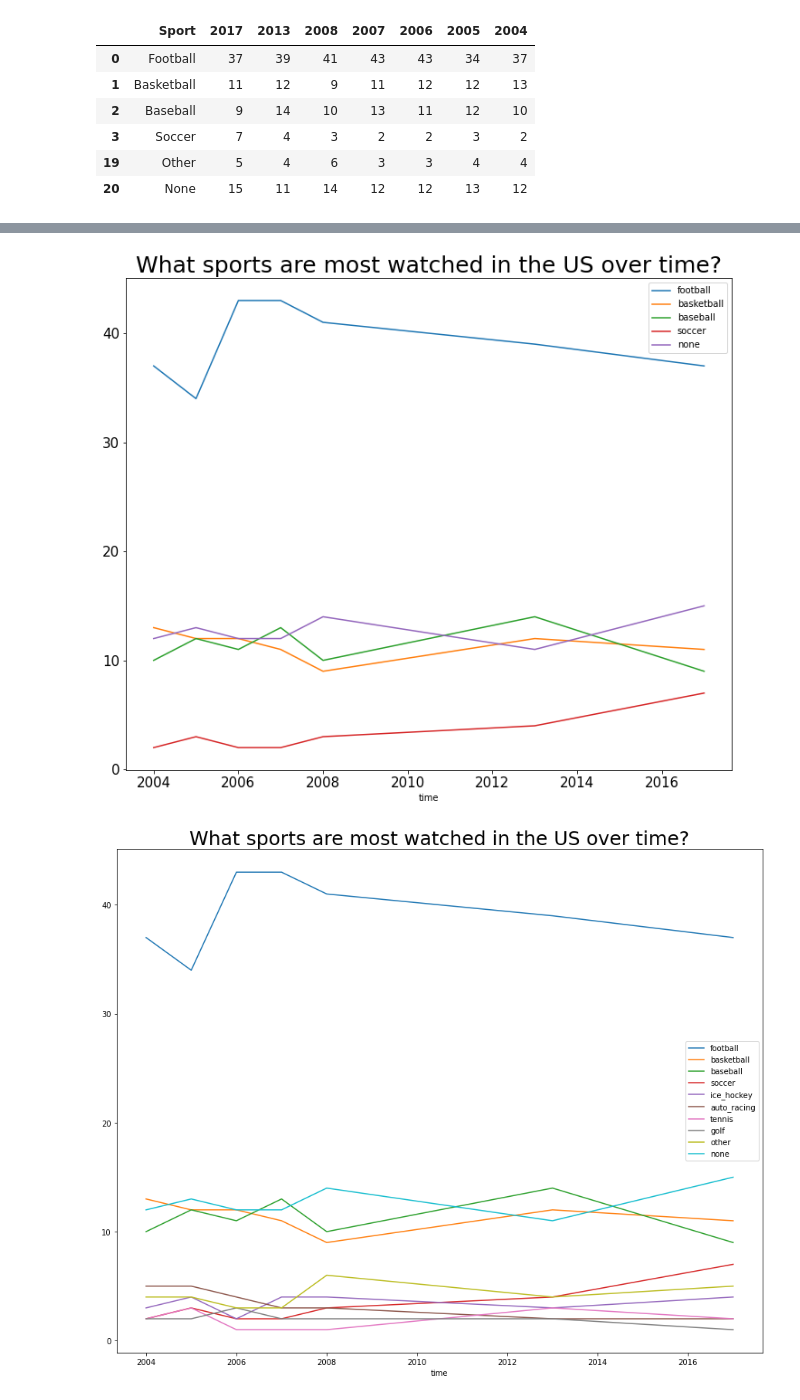
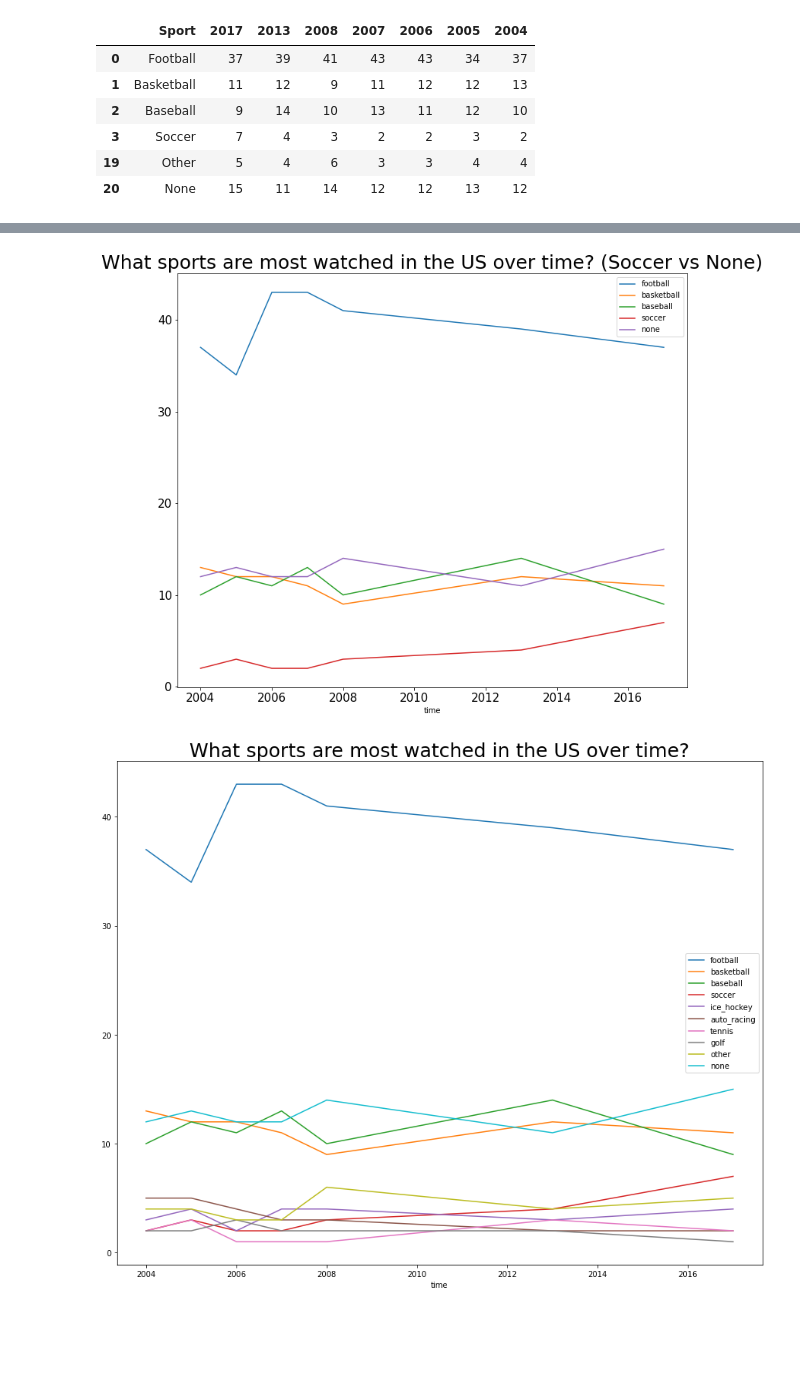
Before and after one commit to ivnizhnik/Python_for_Data_Science, a Jupyter notebook: Most_Watched_Sports.ipynb, the cells around one changed output, grey strips where cells are left out. Drawn from its saved outputs; the diff is of its cells as text; code cells hidden in the pictures; blank space fills up the shorter version.

```diff
--- a/Most_Watched_Sports.ipynb
+++ b/Most_Watched_Sports.ipynb
@@ -190,27 +190,27 @@ df_time_sports.plot( x = 'time' , y = 'soccer', ax = ax );
 # %%
 fig, axes = plt.subplots(nrows = 1, ncols = 1, figsize = (12, 10))
 time = [ 2017 , 2013 , 2008 , 2007 , 2006 , 2005, 2004 ]  # x-axis
 football = [ 37 , 39, 41, 43, 43 , 34	 , 37 ]   # x-axis
 basketball =	[11, 	12,	9,	11,	12,	12,	13]   # x-axis
 baseball= [9,	14,	10,	13,	11,	12,	10]
 soccer =[7,	4,	3,	2,	2,	3,	2]
 none	= [15, 11, 14,	12,	12,	13,	12 ]
 df_time_sports = pd.DataFrame(
     { 'time' : time ,
      'football': football ,
      'basketball': basketball,
      'baseball': baseball,
      'soccer' : soccer,
      'none' : none})
 ax = plt.gca()
-plt.title('What sports are most watched in the US over time?', fontsize = 25)
+plt.title('What sports are most watched in the US over time? (Soccer vs None)', fontsize = 25)
 df_time_sports.plot( x = 'time' , y = 'football', fontsize = 15, ax = ax )
 df_time_sports.plot( x = 'time' , y = 'basketball', ax = ax )
 df_time_sports.plot( x = 'time' , y = 'baseball', ax = ax )
 df_time_sports.plot( x = 'time' , y = 'soccer', ax = ax )
 df_time_sports.plot( x = 'time' , y = 'none', ax = ax );
 # %% [output]
-[figure, old version]
+[figure, new version]
 # %%
 # As we see the increase in soccer popularity in the US over time so is no interest in any sports is relatively high during that time period.
 # %%
```
Also changed, not shown: parts of 1 cell of this notebook.
